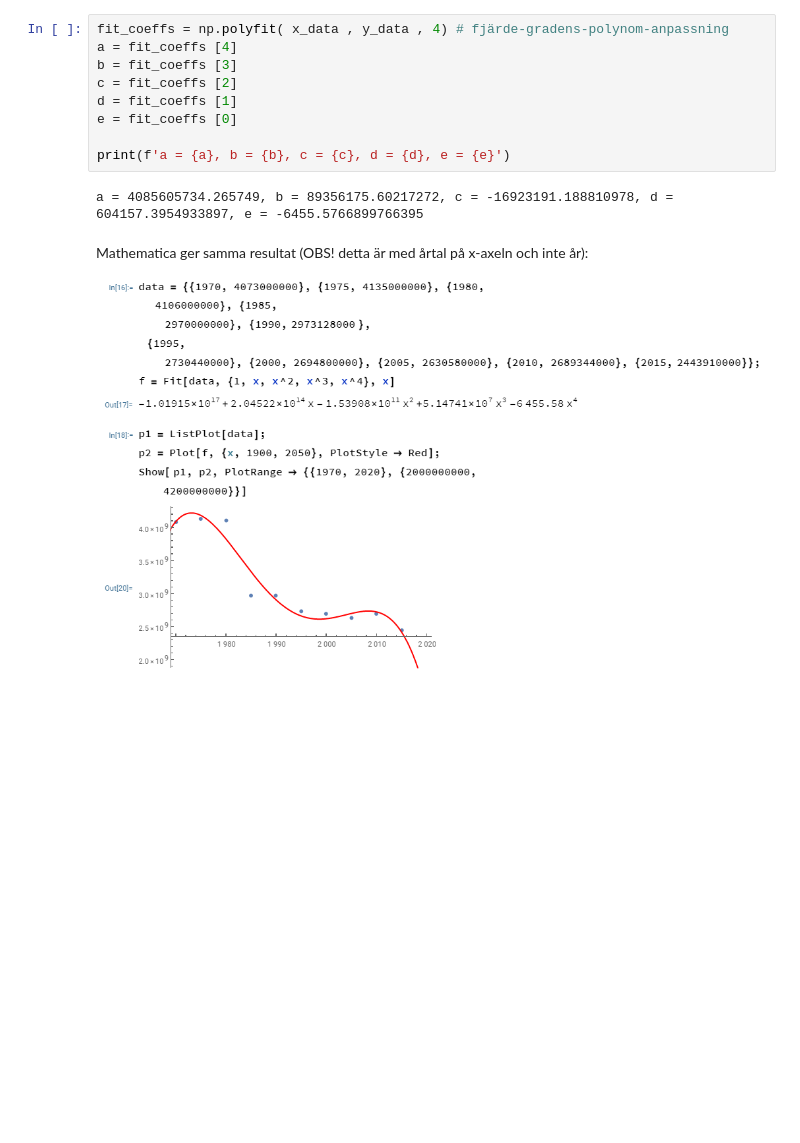
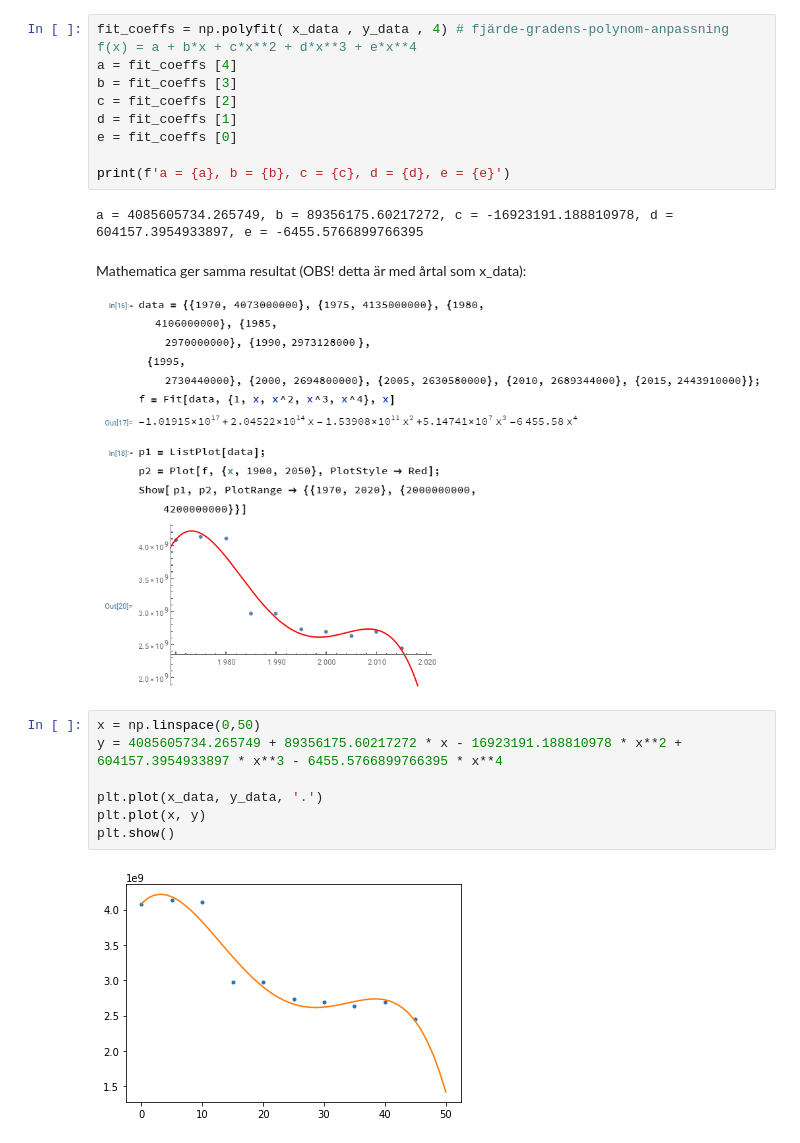
Before and after one commit to LisaVind/SEE085_proj, a Jupyter notebook: Test.ipynb, the cells around one changed output. Cells and saved outputs as stored; diff of their text form; blank space fills up the shorter version.

```diff
--- a/Test.ipynb
+++ b/Test.ipynb
@@ -12,6 +24,6 @@ x_data = data[:, 2] # [:, 0] om årtal istället för år efter 1970
 y_data = data[:, 1]
 # %%
-fit_coeffs = np.polyfit( x_data , y_data , 4) # fjärde-gradens-polynom-anpassning
+fit_coeffs = np.polyfit( x_data , y_data , 4) # fjärde-gradens-polynom-anpassning f(x) = a + b*x + c*x**2 + d*x**3 + e*x**4
 a = fit_coeffs [4]
 b = fit_coeffs [3]
 c = fit_coeffs [2]
@@ -22,6 +34,15 @@ print(f'a = {a}, b = {b}, c = {c}, d = {d}, e = {e}')
 # %% [output]
 a = 4085605734.265749, b = 89356175.60217272, c = -16923191.188810978, d = 604157.3954933897, e = -6455.5766899766395
 # %% [markdown]
-Mathematica ger samma resultat (OBS! detta är med årtal på x-axeln och inte år):
+Mathematica ger samma resultat (OBS! detta är med årtal som x_data):
 
 ![image.png](attachment:image.png)
+# %%
+x = np.linspace(0,50)
+y = 4085605734.265749 + 89356175.60217272 * x - 16923191.188810978 * x**2 + 604157.3954933897 * x**3 - 6455.5766899766395 * x**4
+
+plt.plot(x_data, y_data, '.')
+plt.plot(x, y)
+plt.show()
+# %% [output]
+[figure, added]
```
Also changed, not shown: parts of 5 cells of this notebook.
